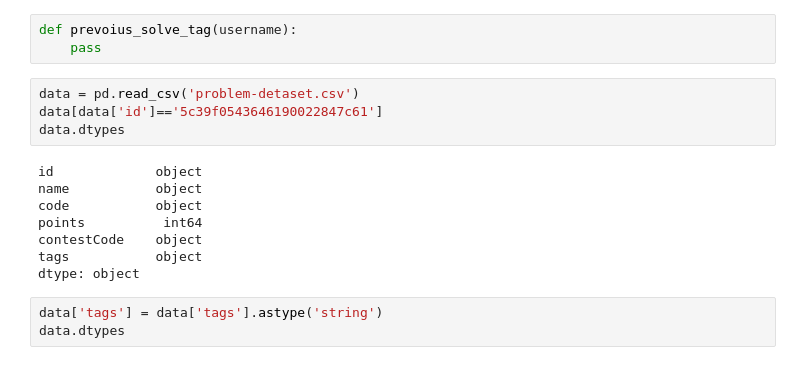
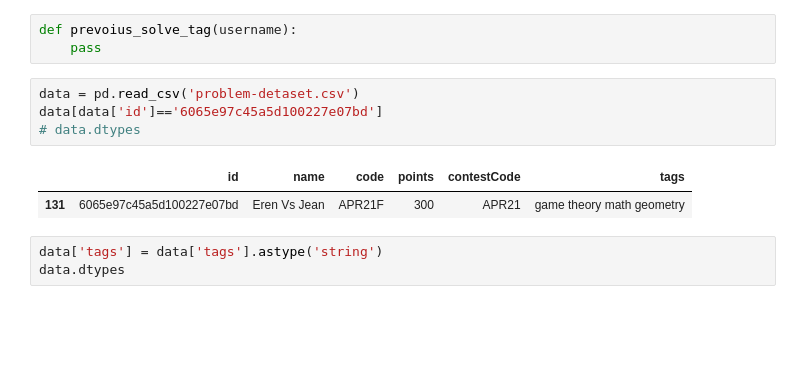
Before and after one commit to SalmanAd01/Recomendation-Prac, a Jupyter notebook: testing-model.ipynb, the cells around one changed output. Drawn from its saved outputs; the diff is of its cells as text; blank space fills up the shorter version.

```diff
--- a/testing-model.ipynb
+++ b/testing-model.ipynb
@@ -75,16 +67,11 @@ def prevoius_solve_tag(username):
     pass
 # %%
 data = pd.read_csv('problem-detaset.csv')
-data[data['id']=='5c39f0543646190022847c61']
-data.dtypes
+data[data['id']=='6065e97c45a5d100227e07bd']
+# data.dtypes
 # %% [output]
-id             object
-name           object
-code           object
-points          int64
-contestCode    object
-tags           object
-dtype: object
+|  | id | name | code | points | contestCode | tags |
+| 131 | 6065e97c45a5d100227e07bd | Eren Vs Jean | APR21F | 300 | APR21 | game theory math geometry |
 # %%
 data['tags'] = data['tags'].astype('string')
 data.dtypes
```
Also changed, not shown: parts of 5 cells of this notebook, 2 other files.
